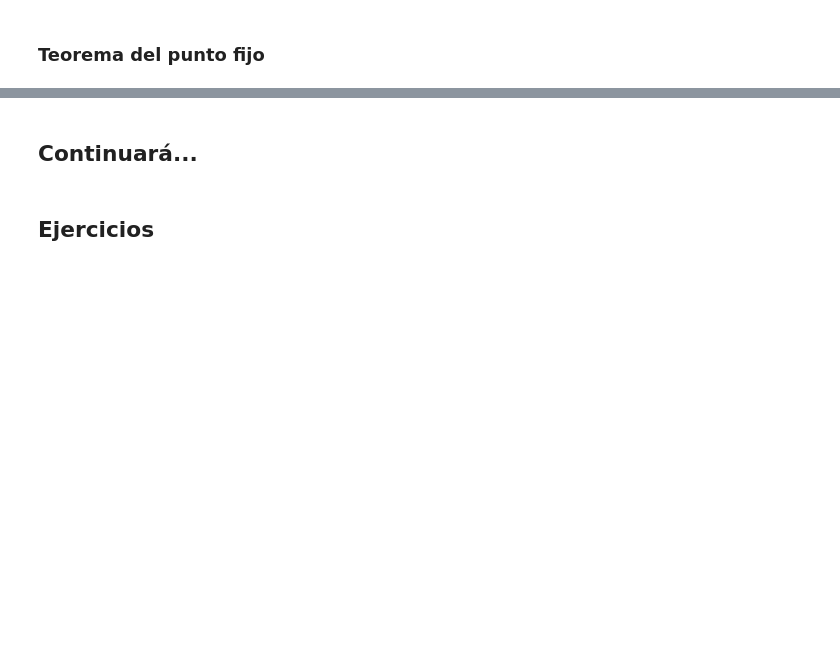
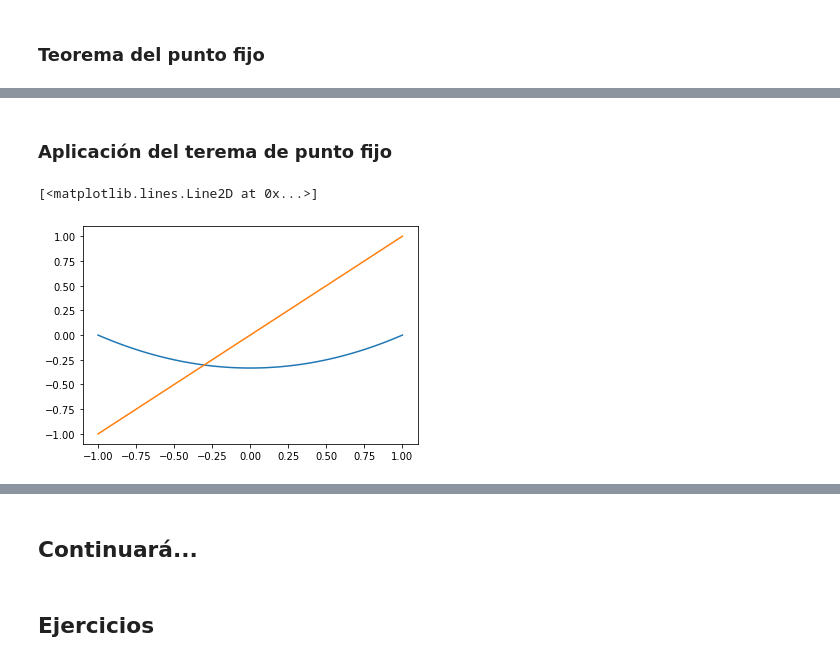
Before and after one commit to JorgeZuluaga/NotasMetodosNumericos, a Jupyter notebook: MN-CuadernoNotas-SolucionEcuaciones_PuntoFijo.ipynb, the cells around one changed output, grey strips where cells are left out. Cells and saved outputs as stored; diff of their text form; code cells hidden in the pictures; blank space fills up the shorter version.

```diff
--- a/MN-CuadernoNotas-SolucionEcuaciones_PuntoFijo.ipynb
+++ b/MN-CuadernoNotas-SolucionEcuaciones_PuntoFijo.ipynb
@@ -543,0 +144,2 @@ Número de pasos 40
+# %% [markdown]
+### Aplicación del terema de punto fijo
@@ -543,0 +149,11 @@ Número de pasos 40
+# %%
+x=np.linspace(-1,1,100)
+y=(x**2-1)/3
+y2=x
+# %%
+plt.plot(x,y)
+plt.plot(x,y2)
+#plt.xlim(-0.5,-0.25)
+# %% [output]
+[<matplotlib.lines.Line2D at 0x...>]
+[figure, added]
```
Also changed, not shown: parts of 67 cells of this notebook, 6 other files.
